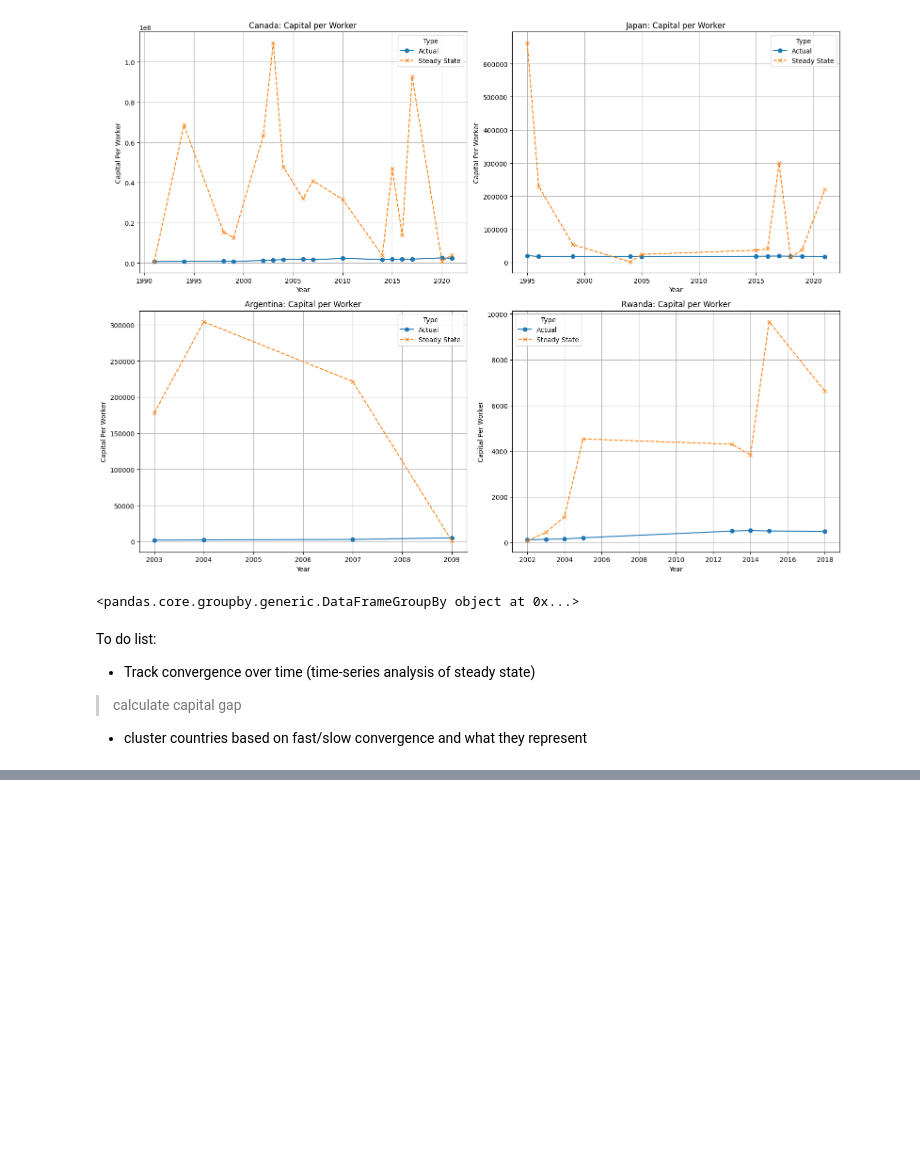
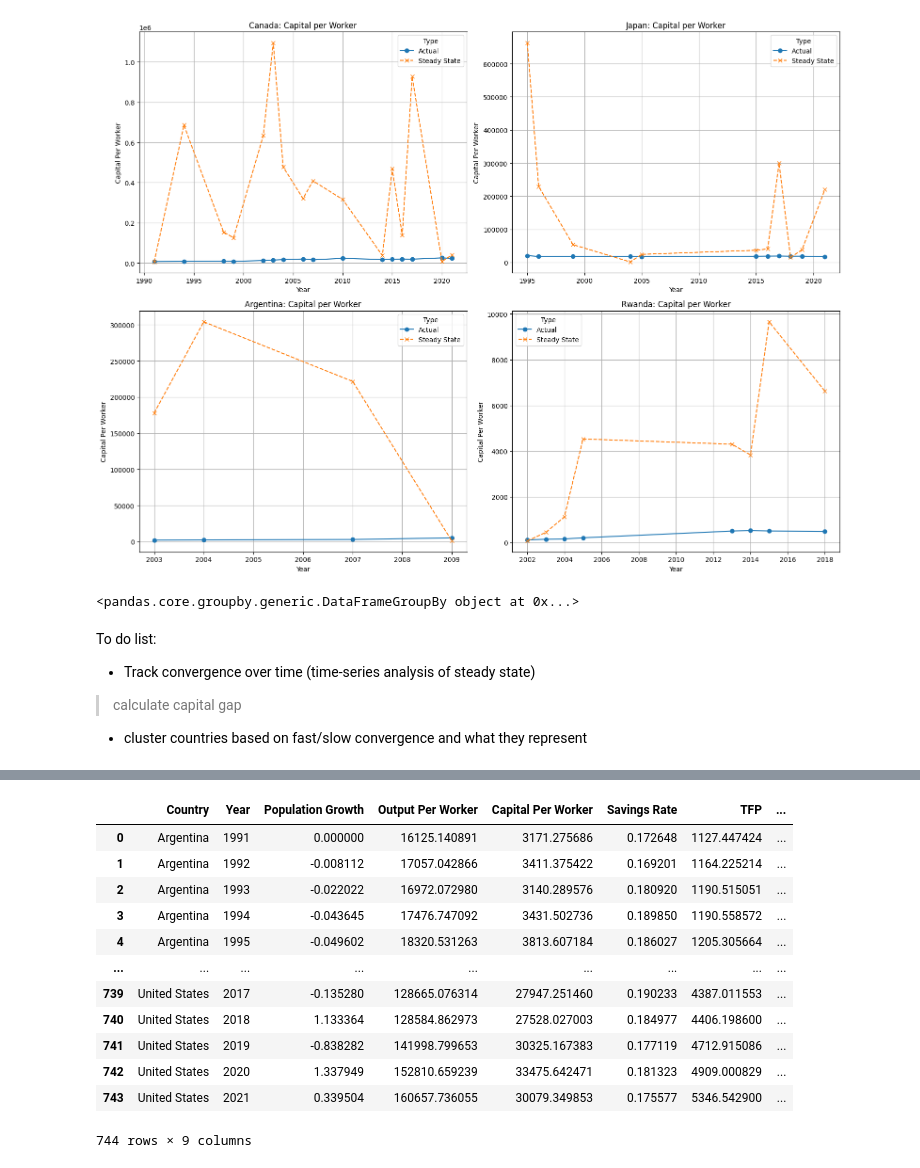
Before and after one commit to achantszshun/323project, a Jupyter notebook: solow_model_py.ipynb, the cells around one changed output, grey strips where cells are left out. Saved outputs shown, nothing was run; the diff lists cells and outputs as text; code cells hidden in the pictures; blank space fills up the shorter version.

```diff
--- a/solow_model_py.ipynb
+++ b/solow_model_py.ipynb
@@ -232,0 +256,22 @@ To do list:
+# %%
+solow_df_2 = solow_df.merge(
+    earliest_kss[['Country', 'Steady State Capital Per Worker']],
+    on = 'Country',
+    suffixes=('', ' (earliest)')
+)
+solow_df_2['Difference in Capital'] = (solow_df_2['Capital Per Worker'] - solow_df_2['Steady State Capital Per Worker']) #could be useful later on
+solow_df_2.drop(columns=['Steady State Capital Per Worker_x', 'Steady State Capital Per Worker_y', 'Steady State Capital Per Worker'])
+# %% [output]
+|  | Country | Year | Population Growth | Output Per Worker | Capital Per Worker | Savings Rate | TFP | ... |
+| 0 | Argentina | 1991 | 0.000000 | 16125.140891 | 3171.275686 | 0.172648 | 1127.447424 | ... |
+| 1 | Argentina | 1992 | -0.008112 | 17057.042866 | 3411.375422 | 0.169201 | 1164.225214 | ... |
+| 2 | Argentina | 1993 | -0.022022 | 16972.072980 | 3140.289576 | 0.180920 | 1190.515051 | ... |
+| 3 | Argentina | 1994 | -0.043645 | 17476.747092 | 3431.502736 | 0.189850 | 1190.558572 | ... |
+| 4 | Argentina | 1995 | -0.049602 | 18320.531263 | 3813.607184 | 0.186027 | 1205.305664 | ... |
+| ... | ... | ... | ... | ... | ... | ... | ... | ... |
+| 739 | United States | 2017 | -0.135280 | 128665.076314 | 27947.251460 | 0.190233 | 4387.011553 | ... |
+| 740 | United States | 2018 | 1.133364 | 128584.862973 | 27528.027003 | 0.184977 | 4406.198600 | ... |
+| 741 | United States | 2019 | -0.838282 | 141998.799653 | 30325.167383 | 0.177119 | 4712.915086 | ... |
+| 742 | United States | 2020 | 1.337949 | 152810.659239 | 33475.642471 | 0.181323 | 4909.000829 | ... |
+| 743 | United States | 2021 | 0.339504 | 160657.736055 | 30079.349853 | 0.175577 | 5346.542900 | ... |
+744 rows × 9 columns
```
Also changed, not shown: parts of 5 cells of this notebook.
